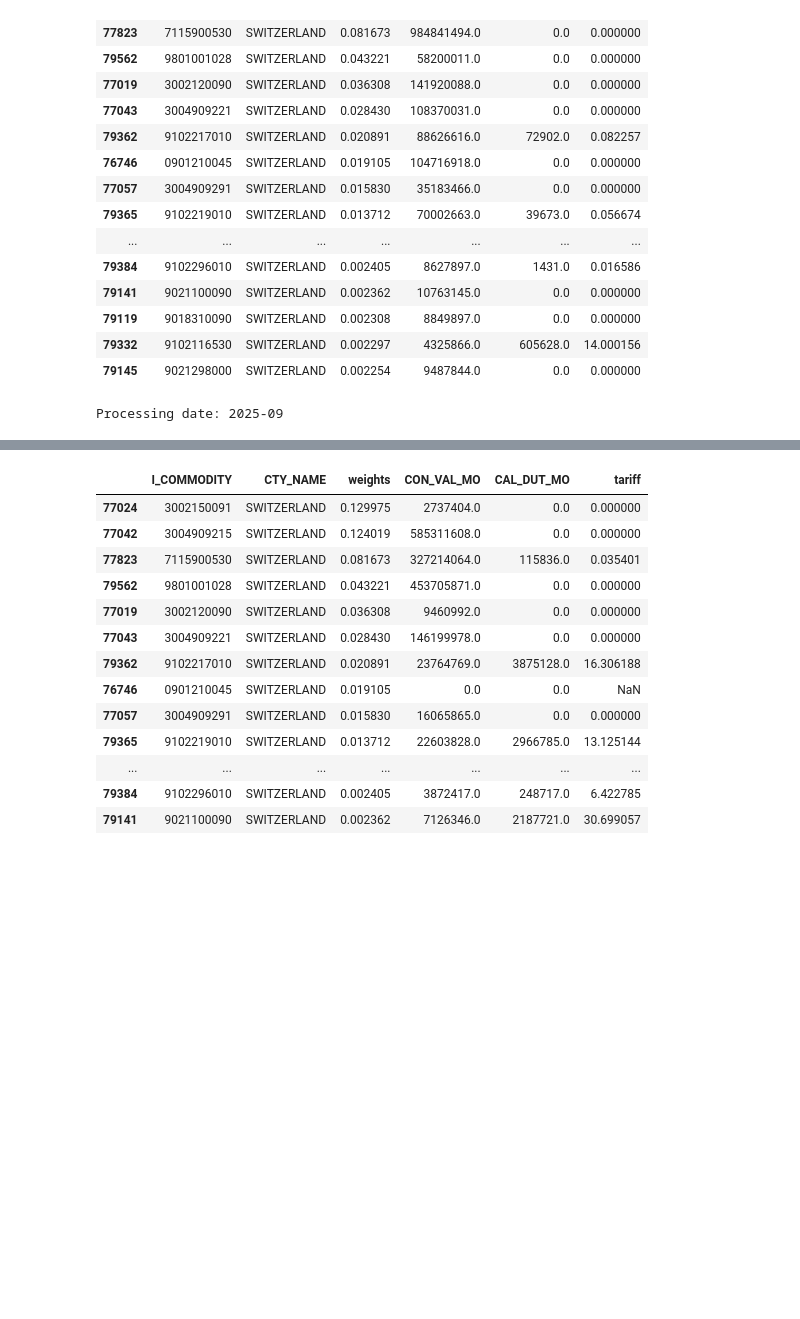
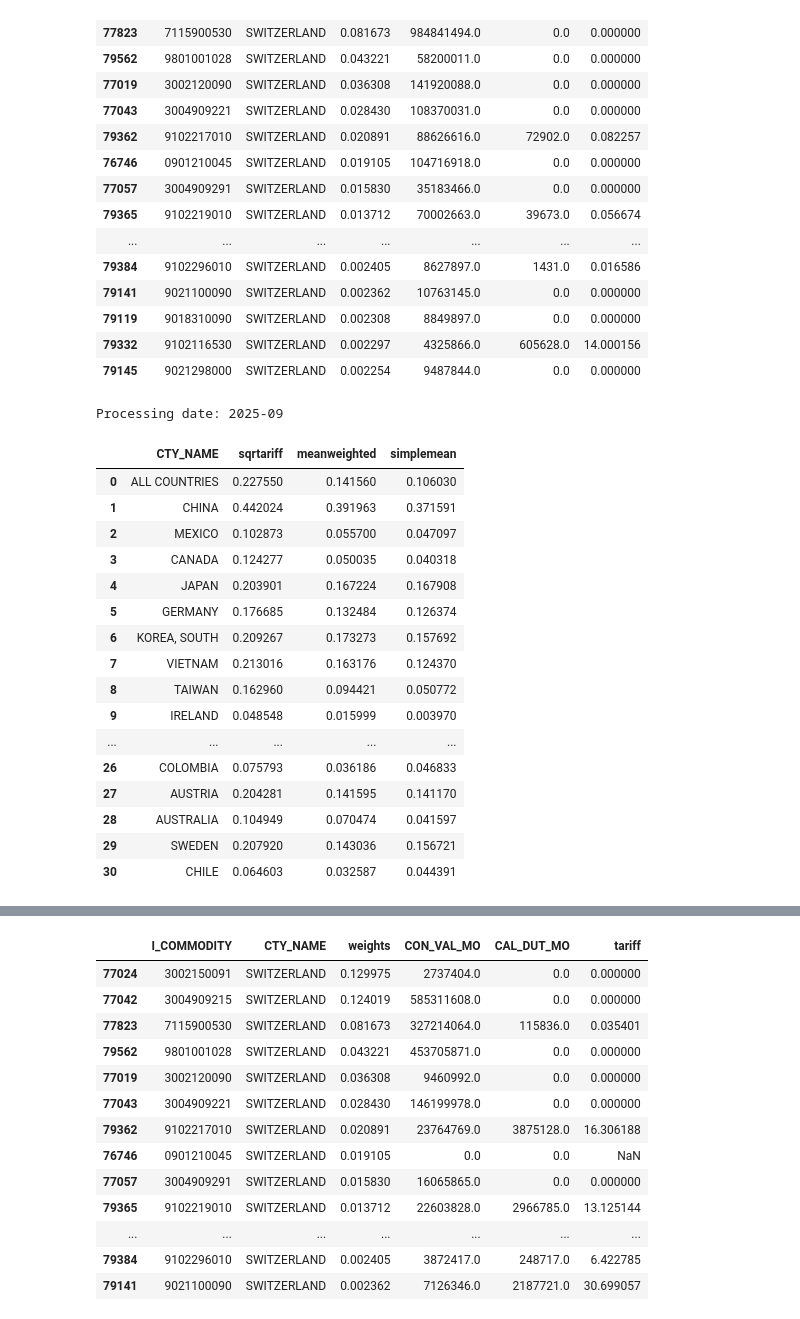
Before and after one commit to tradewartracker/how-restrictive-us-trade, a Jupyter notebook: TRI-all-country.ipynb, the cells around one changed output, grey strips where cells are left out. Cells and saved outputs as stored; diff of their text form; code cells hidden in the pictures; blank space fills up the shorter version.

```diff
--- a/TRI-all-country.ipynb
+++ b/TRI-all-country.ipynb
@@ -919,10 +919,34 @@ foobar.sort_values(by="weights", ascending=False).iloc[0:50]
 | 79119 | 9018310090 | SWITZERLAND | 0.002308 | 8849897.0 | 0.0 | 0.000000 |
 | 79332 | 9102116530 | SWITZERLAND | 0.002297 | 4325866.0 | 605628.0 | 14.000156 |
 | 79145 | 9021298000 | SWITZERLAND | 0.002254 | 9487844.0 | 0.0 | 0.000000 |
+# %%
+metrics_df_2025 = create_tariff_metrics_by_date_country(country_list, ["2025-09"], weight_year="2024")
+# %% [output]
+Processing date: 2025-09
+# %%
+metrics_df_2025[["CTY_NAME", "sqrtariff", "meanweighted", "simplemean"]]
+# %% [output]
+|  | CTY_NAME | sqrtariff | meanweighted | simplemean |
+| 0 | ALL COUNTRIES | 0.227550 | 0.141560 | 0.106030 |
+| 1 | CHINA | 0.442024 | 0.391963 | 0.371591 |
+| 2 | MEXICO | 0.102873 | 0.055700 | 0.047097 |
+| 3 | CANADA | 0.124277 | 0.050035 | 0.040318 |
+| 4 | JAPAN | 0.203901 | 0.167224 | 0.167908 |
+| 5 | GERMANY | 0.176685 | 0.132484 | 0.126374 |
+| 6 | KOREA, SOUTH | 0.209267 | 0.173273 | 0.157692 |
+| 7 | VIETNAM | 0.213016 | 0.163176 | 0.124370 |
+| 8 | TAIWAN | 0.162960 | 0.094421 | 0.050772 |
+| 9 | IRELAND | 0.048548 | 0.015999 | 0.003970 |
+| ... | ... | ... | ... | ... |
+| 26 | COLOMBIA | 0.075793 | 0.036186 | 0.046833 |
+| 27 | AUSTRIA | 0.204281 | 0.141595 | 0.141170 |
+| 28 | AUSTRALIA | 0.104949 | 0.070474 | 0.041597 |
+| 29 | SWEDEN | 0.207920 | 0.143036 | 0.156721 |
+| 30 | CHILE | 0.064603 | 0.032587 | 0.044391 |
 # %%
-metrics_df_2025 = create_tariff_metrics_by_date_country(country_list, ["2025-09"], weight_year="2024")
+foo = metrics_df_2025[["CTY_NAME", "sqrtariff", "meanweighted", "simplemean"]].iloc[0:21]
 
-foo = metrics_df_2025[["CTY_NAME", "sqrtariff", "meanweighted", "simplemean"]].sort_values(by="sqrtariff", ascending=False).iloc[0:21]
+foo = foo.sort_values(by="sqrtariff", ascending=False).reset_index(drop=True)
 
 foo[["sqrtariff", "meanweighted", "simplemean"]] = 100*foo[["sqrtariff", "meanweighted", "simplemean"]]
 
@@ -932,7 +956,7 @@ foo.rename(columns={
     "CTY_NAME": "Country",
     "sqrtariff": "TRI Tariff",
     "meanweighted": "Mean Weighted Tariff",
-    "simplemean": "Simple Mean Tariff"
+    "simplemean": "Duties / Imports"
 }, inplace=True)
 
 foo.to_latex(tabletex,
@@ -941,8 +965,6 @@ foo.to_latex(tabletex,
             float_format="%.1f",
             caption='Tariff Metrics by Country: September 2025',
             label='tab:tariff_metrics')
-# %% [output]
-Processing date: 2025-09
 # %%
 metrics_df_2025.sort_values(by="sqrtariff", ascending=False).iloc[0:21]
 # %% [output]
```
Also changed, not shown: parts of 2 cells of this notebook, 1 other file.
